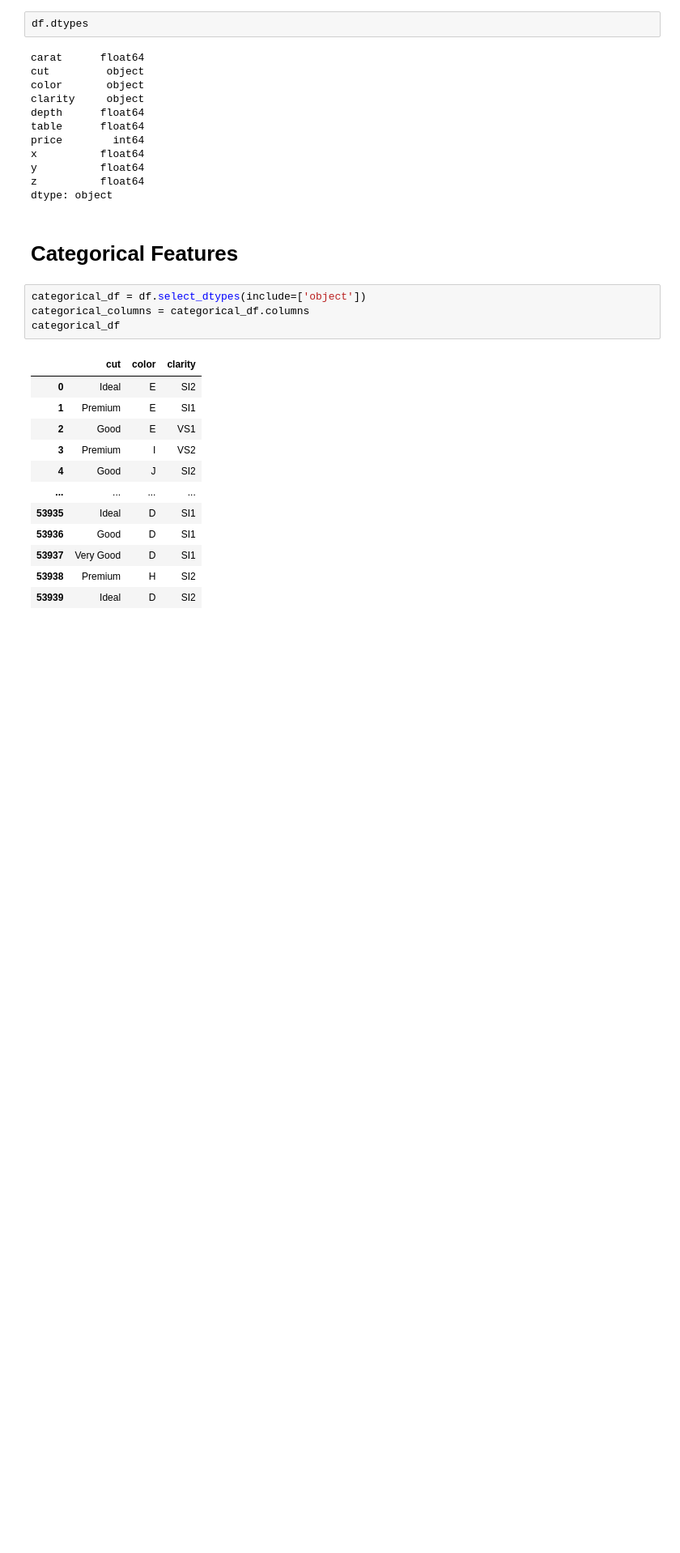
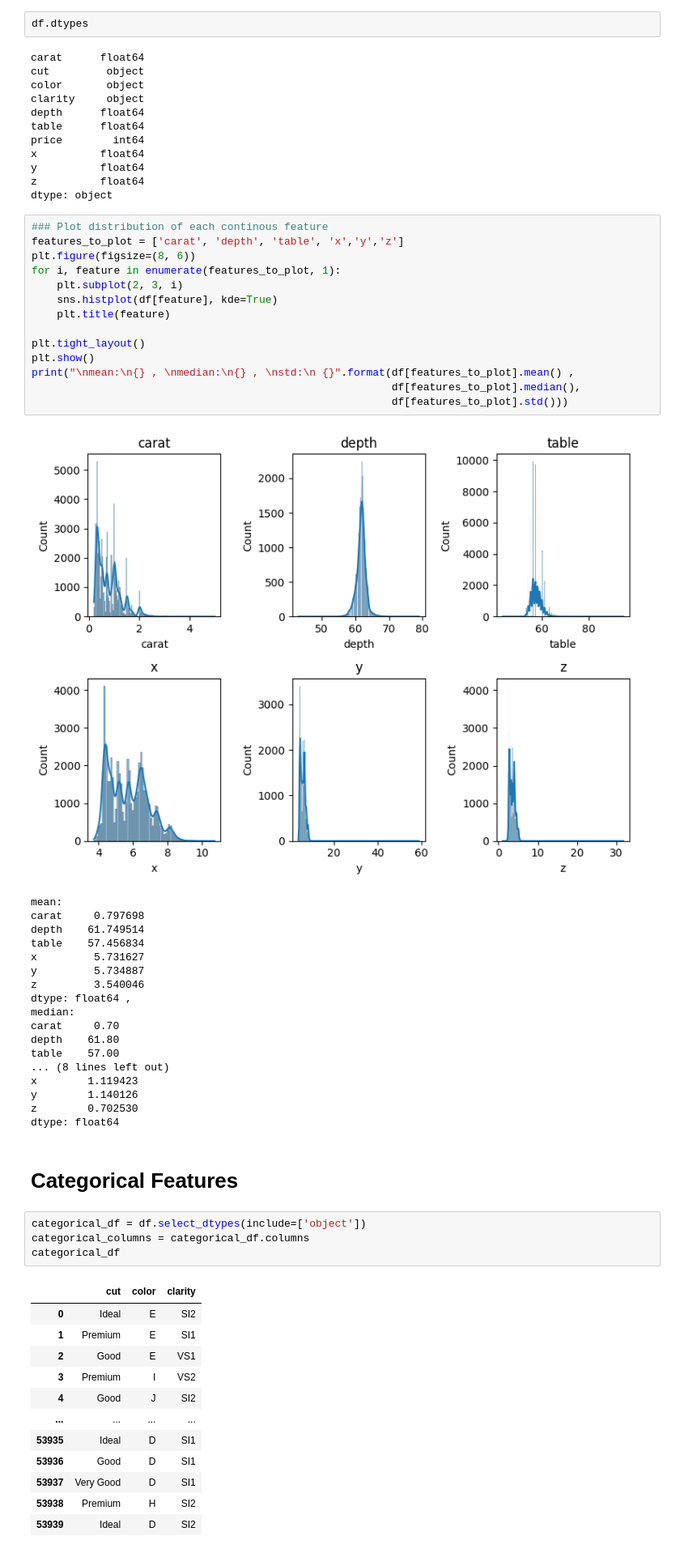
Before and after one commit to adimittal03/ECS171-Final-Group21, a Jupyter notebook: code/model.ipynb, the cells around one changed output. Shown at 81% size. Drawn from its saved outputs; the diff is of its cells as text; blank space fills up the shorter version.

```diff
--- a/code/model.ipynb
+++ b/code/model.ipynb
@@ -56,6 +61,39 @@ x          float64
 y          float64
 z          float64
 dtype: object
+# %%
+### Plot distribution of each continous feature
+features_to_plot = ['carat', 'depth', 'table', 'x','y','z']
+plt.figure(figsize=(8, 6))
+for i, feature in enumerate(features_to_plot, 1):
+    plt.subplot(2, 3, i)
+    sns.histplot(df[feature], kde=True)
+    plt.title(feature)
+
+plt.tight_layout()
+plt.show()
+print("\nmean:\n{} , \nmedian:\n{} , \nstd:\n {}".format(df[features_to_plot].mean() ,
+                                                         df[features_to_plot].median(),
+                                                         df[features_to_plot].std()))
+# %% [output]
+[figure, added]
+mean:
+carat     0.797698
+depth    61.749514
+table    57.456834
+x         5.731627
+y         5.734887
+z         3.540046
+dtype: float64 ,
+median:
+carat     0.70
+depth    61.80
+table    57.00
+... (8 lines left out)
+x        1.119423
+y        1.140126
+z        0.702530
+dtype: float64
 # %% [markdown]
 # Categorical Features
 # %%
```
Also changed, not shown: parts of 17 cells of this notebook, 1 other file.
